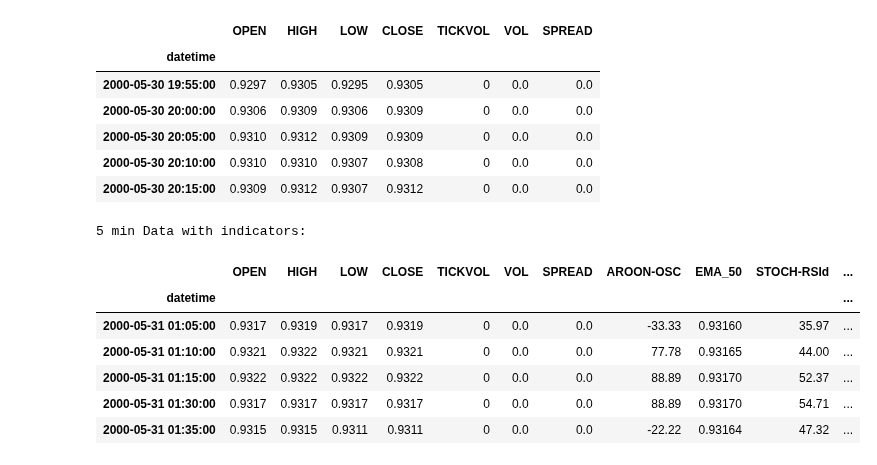
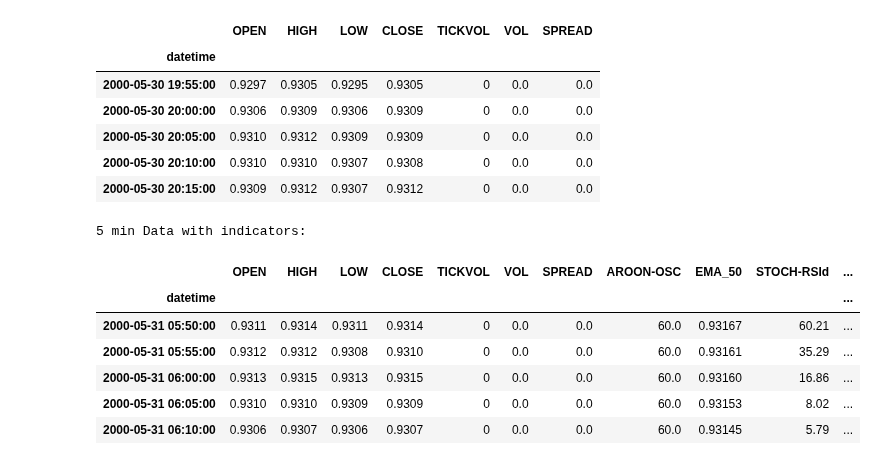
Before and after one commit to Gitchegumi/CTI_Scripts, a Jupyter notebook: py_scripts/backtesting/testing.ipynb, the cells around one changed output. Drawn from its saved outputs; the diff is of its cells as text; code cells hidden in the pictures.

```diff
--- a/py_scripts/backtesting/testing.ipynb
+++ b/py_scripts/backtesting/testing.ipynb
@@ -364,12 +369,12 @@ combined_data_5m.head()
 | 2000-05-30 20:15:00 | 0.9309 | 0.9312 | 0.9307 | 0.9312 | 0 | 0.0 | 0.0 |
 # %%
 # Calculate indicators
-aroon_length = 9
+aroon_length = 50
 ema_length = 20
 stoch_rsi_length = 14
 stoch_rsi_smoothK = 3
 stoch_rsi_smoothD = 3
-supertrend_length = 9
+supertrend_length = 50
 supertrend_mult = 3.0
 kc_length = 20
 kc_scalar = 1.5
@@ -412,38 +417,38 @@ combined_data_5m['Keltner-Basis'] = ta.kc(
     low=combined_data_5m['LOW'],
     close=combined_data_5m['CLOSE'],
     length=kc_length,
     scalar=kc_scalar
 )[f'KCBe_{kc_length}_{kc_scalar}'].round(5)
 combined_data_5m['Keltner-Lower'] = ta.kc(
     high=combined_data_5m['HIGH'],
     low=combined_data_5m['LOW'],
     close=combined_data_5m['CLOSE'],
     length=kc_length,
     scalar=kc_scalar
 )[f'KCLe_{kc_length}_{kc_scalar}'].round(5)
 combined_data_5m['ATR'] = ta.atr(
     high=combined_data_5m['HIGH'],
     low=combined_data_5m['LOW'],
     close=combined_data_5m['CLOSE'],
     length=atr_length
 ).round(5)
 
 
 # Drop rows with NaN values (due to indicator calculation)
 combined_data_5m.dropna(inplace=True)
 
 # Display the data with indicators
 print("5 min Data with indicators:")
 combined_data_5m.head()
 # %% [output]
 5 min Data with indicators:
 |  | OPEN | HIGH | LOW | CLOSE | TICKVOL | VOL | SPREAD | AROON-OSC | EMA_50 | STOCH-RSId | ... |
 | datetime |  |  |  |  |  |  |  |  |  |  | ... |
-| 2000-05-31 01:05:00 | 0.9317 | 0.9319 | 0.9317 | 0.9319 | 0 | 0.0 | 0.0 | -33.33 | 0.93160 | 35.97 | ... |
-| 2000-05-31 01:10:00 | 0.9321 | 0.9322 | 0.9321 | 0.9321 | 0 | 0.0 | 0.0 | 77.78 | 0.93165 | 44.00 | ... |
-| 2000-05-31 01:15:00 | 0.9322 | 0.9322 | 0.9322 | 0.9322 | 0 | 0.0 | 0.0 | 88.89 | 0.93170 | 52.37 | ... |
-| 2000-05-31 01:30:00 | 0.9317 | 0.9317 | 0.9317 | 0.9317 | 0 | 0.0 | 0.0 | 88.89 | 0.93170 | 54.71 | ... |
-| 2000-05-31 01:35:00 | 0.9315 | 0.9315 | 0.9311 | 0.9311 | 0 | 0.0 | 0.0 | -22.22 | 0.93164 | 47.32 | ... |
+| 2000-05-31 05:50:00 | 0.9311 | 0.9314 | 0.9311 | 0.9314 | 0 | 0.0 | 0.0 | 60.0 | 0.93167 | 60.21 | ... |
+| 2000-05-31 05:55:00 | 0.9312 | 0.9312 | 0.9308 | 0.9310 | 0 | 0.0 | 0.0 | 60.0 | 0.93161 | 35.29 | ... |
+| 2000-05-31 06:00:00 | 0.9313 | 0.9315 | 0.9313 | 0.9315 | 0 | 0.0 | 0.0 | 60.0 | 0.93160 | 16.86 | ... |
+| 2000-05-31 06:05:00 | 0.9310 | 0.9310 | 0.9309 | 0.9309 | 0 | 0.0 | 0.0 | 60.0 | 0.93153 | 8.02 | ... |
+| 2000-05-31 06:10:00 | 0.9306 | 0.9307 | 0.9306 | 0.9307 | 0 | 0.0 | 0.0 | 60.0 | 0.93145 | 5.79 | ... |
 # %%
 plotly_data = combined_data_5m.loc['2021-01-01':'2021-01-31']
 
```
Also changed, not shown: parts of 3 cells of this notebook, 2 other files.
